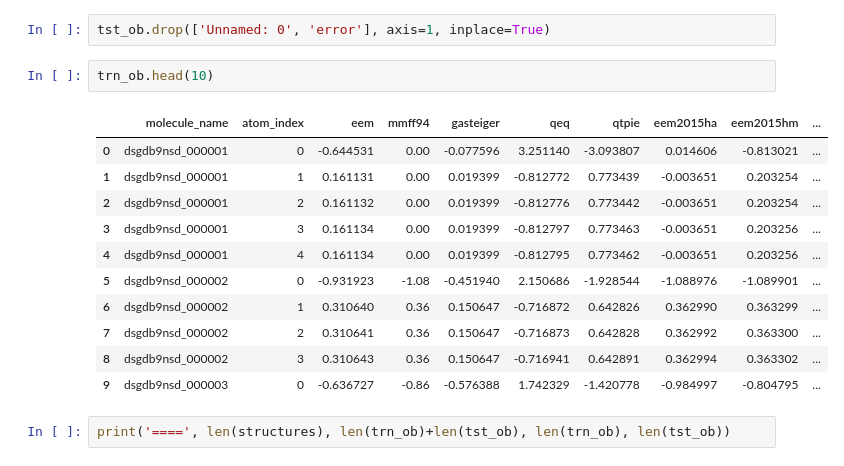
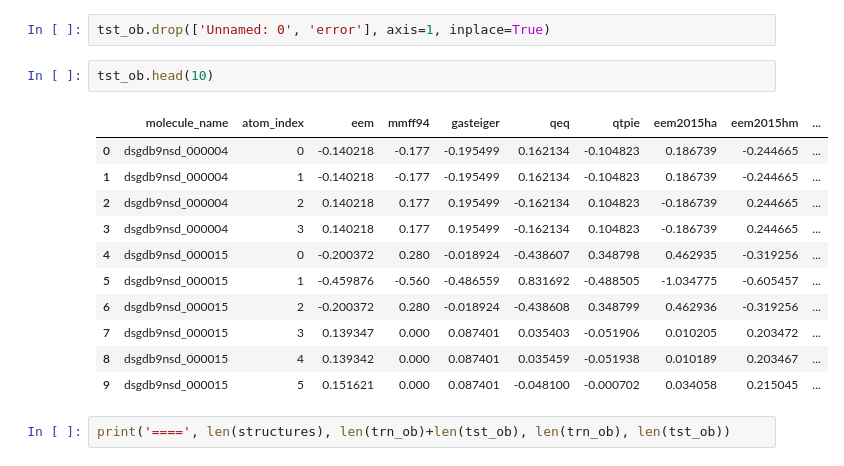
Before and after one commit to Atum19/PredictingMolecularProperties, a Jupyter notebook: all_data.ipynb, the cells around one changed output. Saved outputs shown, nothing was run; the diff lists cells and outputs as text.

```diff
--- a/all_data.ipynb
+++ b/all_data.ipynb
@@ -220,19 +222,19 @@ trn_ob.drop(['Unnamed: 0', 'error'], axis=1, inplace=True)
 # %%
 tst_ob.drop(['Unnamed: 0', 'error'], axis=1, inplace=True)
 # %%
-trn_ob.head(10)
+tst_ob.head(10)
 # %% [output]
 |  | molecule_name | atom_index | eem | mmff94 | gasteiger | qeq | qtpie | eem2015ha | eem2015hm | ... |
-| 0 | dsgdb9nsd_000001 | 0 | -0.644531 | 0.00 | -0.077596 | 3.251140 | -3.093807 | 0.014606 | -0.813021 | ... |
-| 1 | dsgdb9nsd_000001 | 1 | 0.161131 | 0.00 | 0.019399 | -0.812772 | 0.773439 | -0.003651 | 0.203254 | ... |
-| 2 | dsgdb9nsd_000001 | 2 | 0.161132 | 0.00 | 0.019399 | -0.812776 | 0.773442 | -0.003651 | 0.203254 | ... |
-| 3 | dsgdb9nsd_000001 | 3 | 0.161134 | 0.00 | 0.019399 | -0.812797 | 0.773463 | -0.003651 | 0.203256 | ... |
-| 4 | dsgdb9nsd_000001 | 4 | 0.161134 | 0.00 | 0.019399 | -0.812795 | 0.773462 | -0.003651 | 0.203256 | ... |
-| 5 | dsgdb9nsd_000002 | 0 | -0.931923 | -1.08 | -0.451940 | 2.150686 | -1.928544 | -1.088976 | -1.089901 | ... |
-| 6 | dsgdb9nsd_000002 | 1 | 0.310640 | 0.36 | 0.150647 | -0.716872 | 0.642826 | 0.362990 | 0.363299 | ... |
-| 7 | dsgdb9nsd_000002 | 2 | 0.310641 | 0.36 | 0.150647 | -0.716873 | 0.642828 | 0.362992 | 0.363300 | ... |
-| 8 | dsgdb9nsd_000002 | 3 | 0.310643 | 0.36 | 0.150647 | -0.716941 | 0.642891 | 0.362994 | 0.363302 | ... |
-| 9 | dsgdb9nsd_000003 | 0 | -0.636727 | -0.86 | -0.576388 | 1.742329 | -1.420778 | -0.984997 | -0.804795 | ... |
+| 0 | dsgdb9nsd_000004 | 0 | -0.140218 | -0.177 | -0.195499 | 0.162134 | -0.104823 | 0.186739 | -0.244665 | ... |
+| 1 | dsgdb9nsd_000004 | 1 | -0.140218 | -0.177 | -0.195499 | 0.162134 | -0.104823 | 0.186739 | -0.244665 | ... |
+| 2 | dsgdb9nsd_000004 | 2 | 0.140218 | 0.177 | 0.195499 | -0.162134 | 0.104823 | -0.186739 | 0.244665 | ... |
+| 3 | dsgdb9nsd_000004 | 3 | 0.140218 | 0.177 | 0.195499 | -0.162134 | 0.104823 | -0.186739 | 0.244665 | ... |
+| 4 | dsgdb9nsd_000015 | 0 | -0.200372 | 0.280 | -0.018924 | -0.438607 | 0.348798 | 0.462935 | -0.319256 | ... |
+| 5 | dsgdb9nsd_000015 | 1 | -0.459876 | -0.560 | -0.486559 | 0.831692 | -0.488505 | -1.034775 | -0.605457 | ... |
+| 6 | dsgdb9nsd_000015 | 2 | -0.200372 | 0.280 | -0.018924 | -0.438608 | 0.348799 | 0.462936 | -0.319256 | ... |
+| 7 | dsgdb9nsd_000015 | 3 | 0.139347 | 0.000 | 0.087401 | 0.035403 | -0.051906 | 0.010205 | 0.203472 | ... |
+| 8 | dsgdb9nsd_000015 | 4 | 0.139342 | 0.000 | 0.087401 | 0.035459 | -0.051938 | 0.010189 | 0.203467 | ... |
+| 9 | dsgdb9nsd_000015 | 5 | 0.151621 | 0.000 | 0.087401 | -0.048100 | -0.000702 | 0.034058 | 0.215045 | ... |
 # %%
 print('====', len(structures), len(trn_ob)+len(tst_ob), len(trn_ob), len(tst_ob))
 # %% [output]
```
Also changed, not shown: parts of 52 cells of this notebook.
